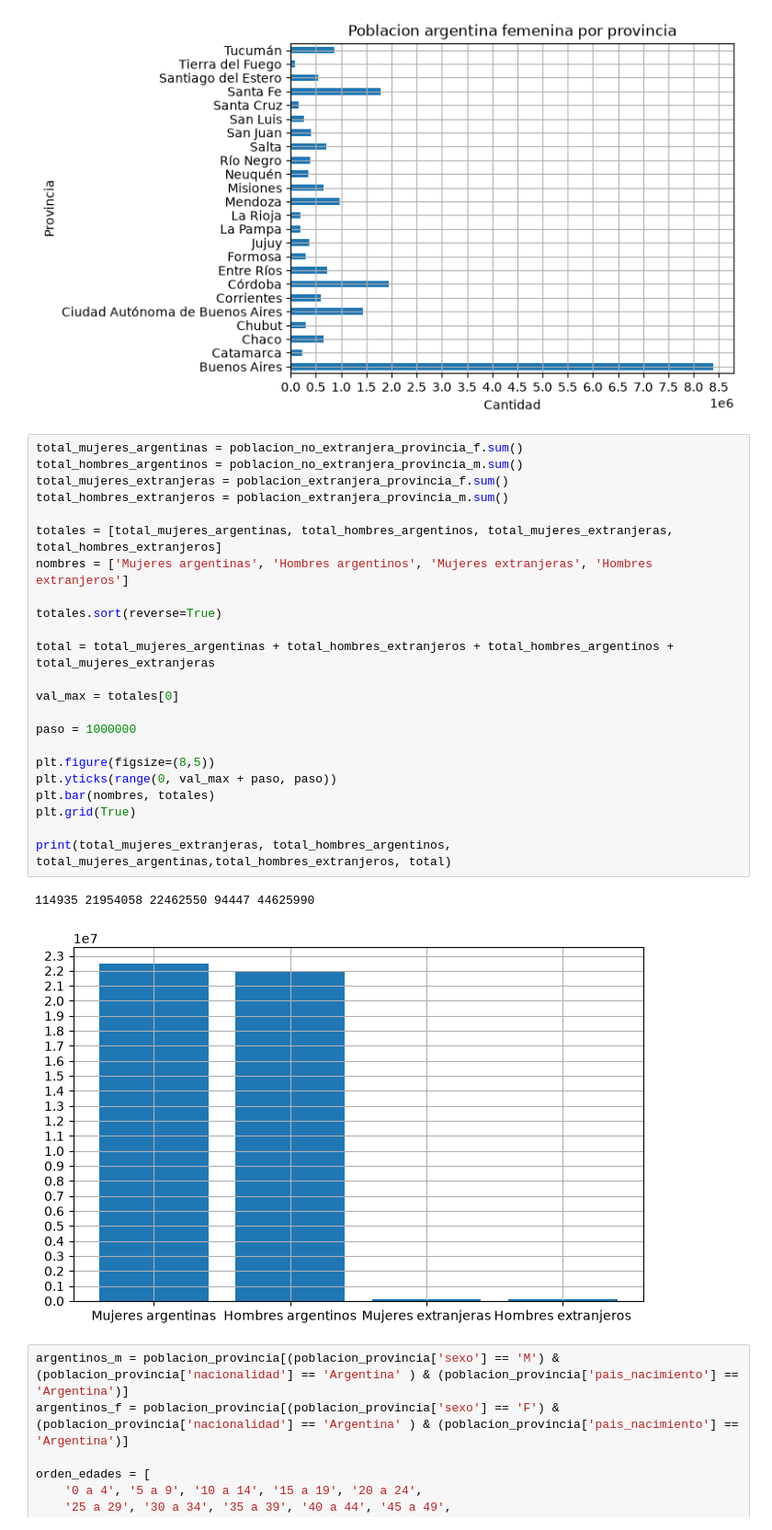
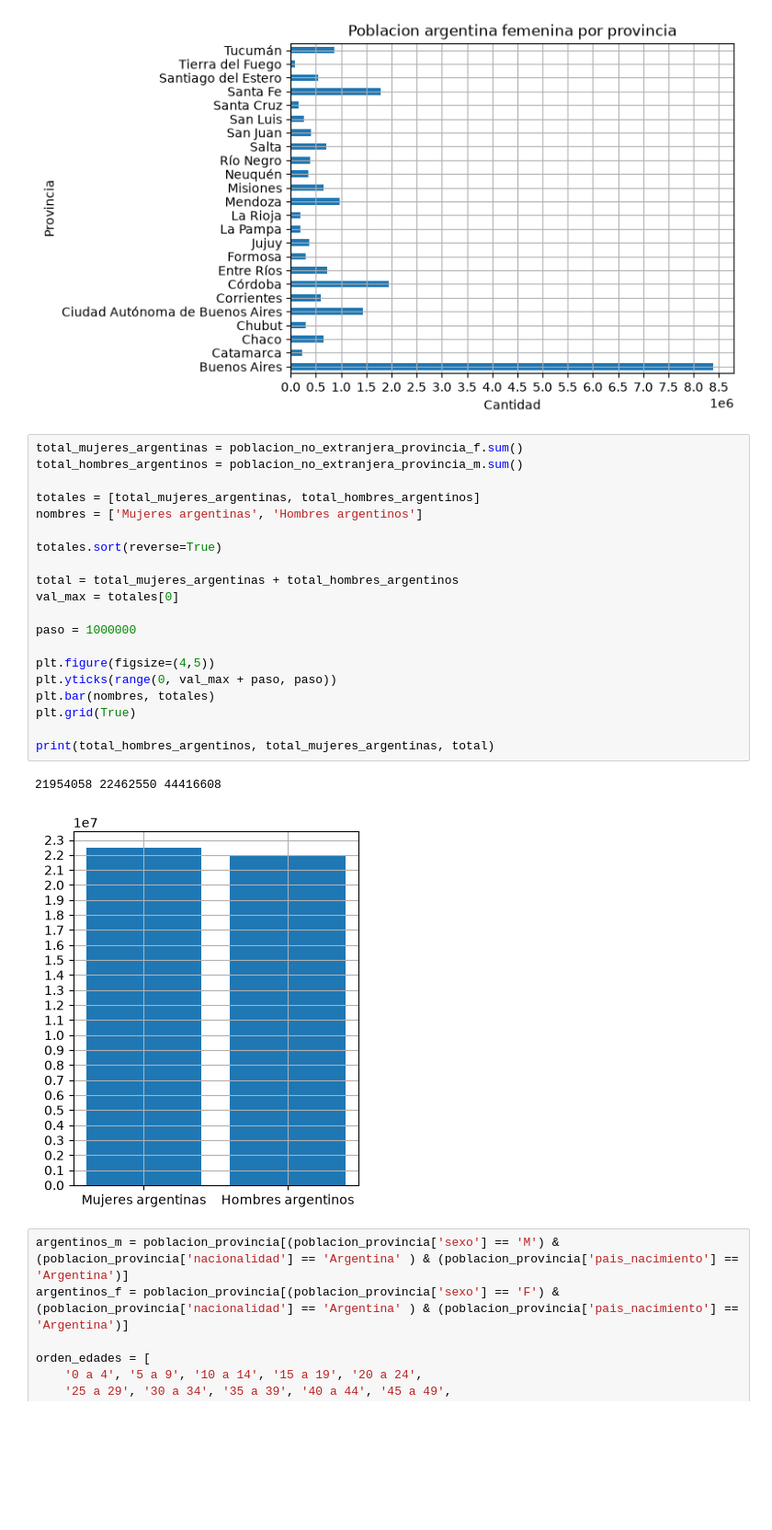
Before and after one commit to TomasVerniano/ANALISIS_POBLACION_ARGENTINA_AED, a Jupyter notebook: poblacion.ipynb, the cells around one changed output. Shown at 92% size. Cells and saved outputs as stored; diff of their text form; blank space fills up the shorter version.

```diff
--- a/poblacion.ipynb
+++ b/poblacion.ipynb
@@ -192,29 +153,26 @@ poblacion_no_extranjera_provincia_f.plot(kind='barh', xlabel='Cantidad', xticks=
 # %%
 total_mujeres_argentinas = poblacion_no_extranjera_provincia_f.sum()
 total_hombres_argentinos = poblacion_no_extranjera_provincia_m.sum()
-total_mujeres_extranjeras = poblacion_extranjera_provincia_f.sum()
-total_hombres_extranjeros = poblacion_extranjera_provincia_m.sum()
 
-totales = [total_mujeres_argentinas, total_hombres_argentinos, total_mujeres_extranjeras, total_hombres_extranjeros]
-nombres = ['Mujeres argentinas', 'Hombres argentinos', 'Mujeres extranjeras', 'Hombres extranjeros']
+totales = [total_mujeres_argentinas, total_hombres_argentinos]
+nombres = ['Mujeres argentinas', 'Hombres argentinos']
 
 totales.sort(reverse=True)
 
-total = total_mujeres_argentinas + total_hombres_extranjeros + total_hombres_argentinos + total_mujeres_extranjeras
-
+total = total_mujeres_argentinas + total_hombres_argentinos
 val_max = totales[0]
 
 paso = 1000000
 
-plt.figure(figsize=(8,5))
+plt.figure(figsize=(4,5))
 plt.yticks(range(0, val_max + paso, paso))
 plt.bar(nombres, totales)
 plt.grid(True)
 
-print(total_mujeres_extranjeras, total_hombres_argentinos, total_mujeres_argentinas,total_hombres_extranjeros, total)
+print(total_hombres_argentinos, total_mujeres_argentinas, total)
 # %% [output]
-114935 21954058 22462550 94447 44625990
+21954058 22462550 44416608
-[figure, old version]
+[figure, new version]
 # %%
 argentinos_m = poblacion_provincia[(poblacion_provincia['sexo'] == 'M') & (poblacion_provincia['nacionalidad'] == 'Argentina' ) & (poblacion_provincia['pais_nacimiento'] == 'Argentina')]
 argentinos_f = poblacion_provincia[(poblacion_provincia['sexo'] == 'F') & (poblacion_provincia['nacionalidad'] == 'Argentina' ) & (poblacion_provincia['pais_nacimiento'] == 'Argentina')]
```
Also changed, not shown: parts of 7 cells of this notebook, 8 other files.
